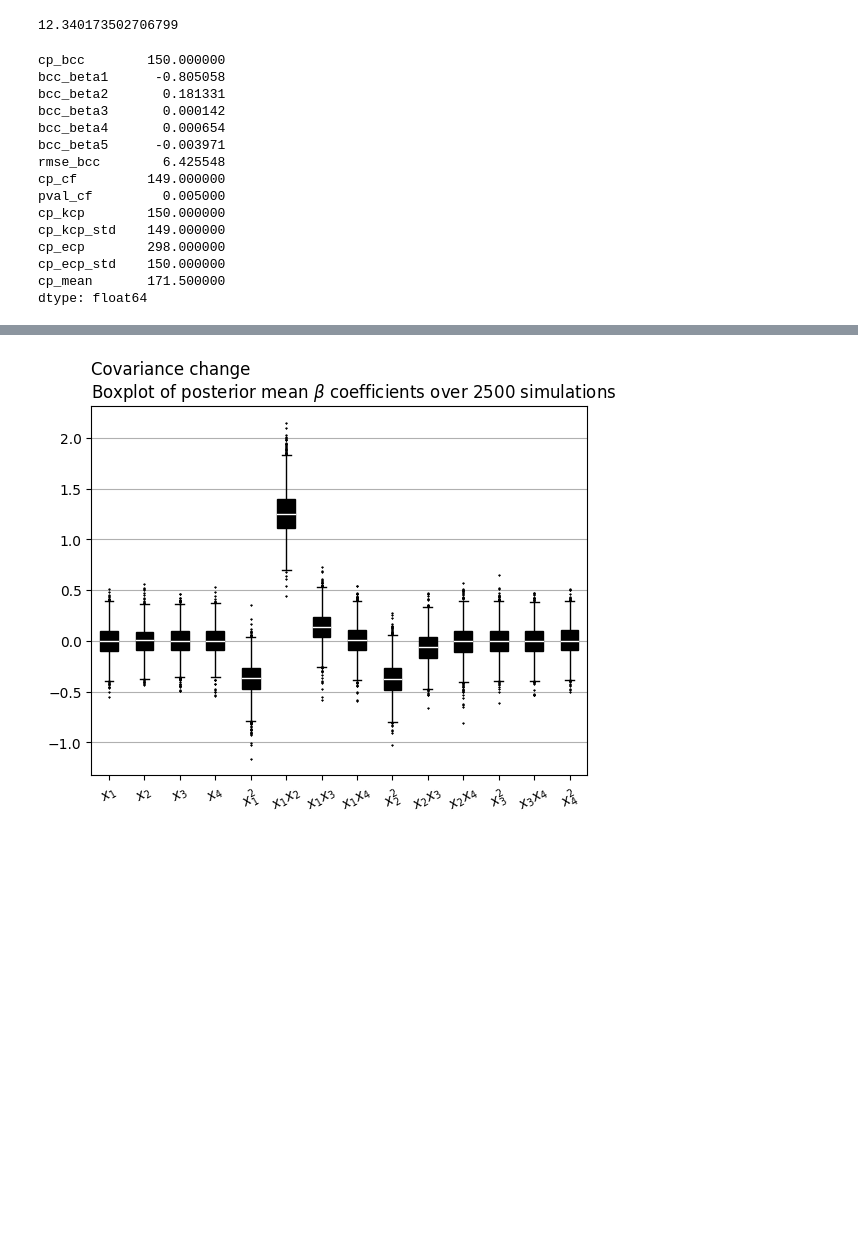
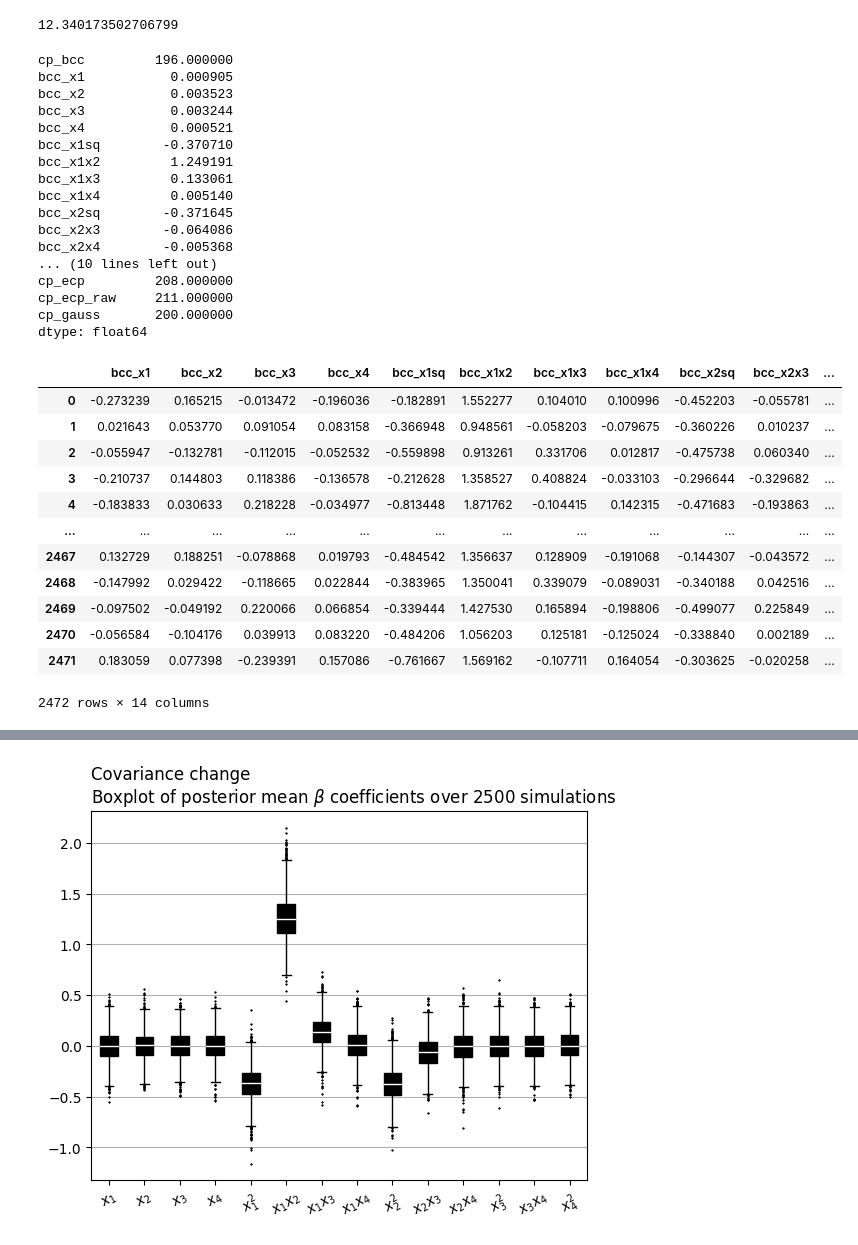
Before and after one commit to manilasoldier/bclr, a Jupyter notebook: experiments/Experiment3A_Analysis.ipynb, the cells around one changed output, grey strips where cells are left out. Drawn from its saved outputs; the diff is of its cells as text; code cells hidden in the pictures; blank space fills up the shorter version.

```diff
--- a/experiments/Experiment3A_Analysis.ipynb
+++ b/experiments/Experiment3A_Analysis.ipynb
@@ -99,20 +97,38 @@ np.std(exp3A_df['rmse_bcc'])
 # %% [output]
 12.340173502706799
 # %%
-exp4_df.median()
+exp3A_df.median()
 # %% [output]
-cp_bcc        150.000000
-bcc_beta1      -0.805058
-bcc_beta2       0.181331
-bcc_beta3       0.000142
-bcc_beta4       0.000654
-bcc_beta5      -0.003971
-rmse_bcc        6.425548
-cp_cf         149.000000
-pval_cf         0.005000
-cp_kcp        150.000000
-cp_kcp_std    149.000000
-cp_ecp        298.000000
-cp_ecp_std    150.000000
-cp_mean       171.500000
+cp_bcc         196.000000
+bcc_x1           0.000905
+bcc_x2           0.003523
+bcc_x3           0.003244
+bcc_x4           0.000521
+bcc_x1sq        -0.370710
+bcc_x1x2         1.249191
+bcc_x1x3         0.133061
+bcc_x1x4         0.005140
+bcc_x2sq        -0.371645
+bcc_x2x3        -0.064086
+bcc_x2x4        -0.005368
+... (10 lines left out)
+cp_ecp         208.000000
+cp_ecp_raw     211.000000
+cp_gauss       200.000000
 dtype: float64
+# %%
+exp3A_df.iloc[:, 1:15]
+# %% [output]
+|  | bcc_x1 | bcc_x2 | bcc_x3 | bcc_x4 | bcc_x1sq | bcc_x1x2 | bcc_x1x3 | bcc_x1x4 | bcc_x2sq | bcc_x2x3 | ... |
+| 0 | -0.273239 | 0.165215 | -0.013472 | -0.196036 | -0.182891 | 1.552277 | 0.104010 | 0.100996 | -0.452203 | -0.055781 | ... |
+| 1 | 0.021643 | 0.053770 | 0.091054 | 0.083158 | -0.366948 | 0.948561 | -0.058203 | -0.079675 | -0.360226 | 0.010237 | ... |
+| 2 | -0.055947 | -0.132781 | -0.112015 | -0.052532 | -0.559898 | 0.913261 | 0.331706 | 0.012817 | -0.475738 | 0.060340 | ... |
+| 3 | -0.210737 | 0.144803 | 0.118386 | -0.136578 | -0.212628 | 1.358527 | 0.408824 | -0.033103 | -0.296644 | -0.329682 | ... |
+| 4 | -0.183833 | 0.030633 | 0.218228 | -0.034977 | -0.813448 | 1.871762 | -0.104415 | 0.142315 | -0.471683 | -0.193863 | ... |
+| ... | ... | ... | ... | ... | ... | ... | ... | ... | ... | ... | ... |
+| 2467 | 0.132729 | 0.188251 | -0.078868 | 0.019793 | -0.484542 | 1.356637 | 0.128909 | -0.191068 | -0.144307 | -0.043572 | ... |
+| 2468 | -0.147992 | 0.029422 | -0.118665 | 0.022844 | -0.383965 | 1.350041 | 0.339079 | -0.089031 | -0.340188 | 0.042516 | ... |
+| 2469 | -0.097502 | -0.049192 | 0.220066 | 0.066854 | -0.339444 | 1.427530 | 0.165894 | -0.198806 | -0.499077 | 0.225849 | ... |
+| 2470 | -0.056584 | -0.104176 | 0.039913 | 0.083220 | -0.484206 | 1.056203 | 0.125181 | -0.125024 | -0.338840 | 0.002189 | ... |
+| 2471 | 0.183059 | 0.077398 | -0.239391 | 0.157086 | -0.761667 | 1.569162 | -0.107711 | 0.164054 | -0.303625 | -0.020258 | ... |
+2472 rows × 14 columns
```
Also changed, not shown: parts of 2 cells of this notebook, 4 other files.
